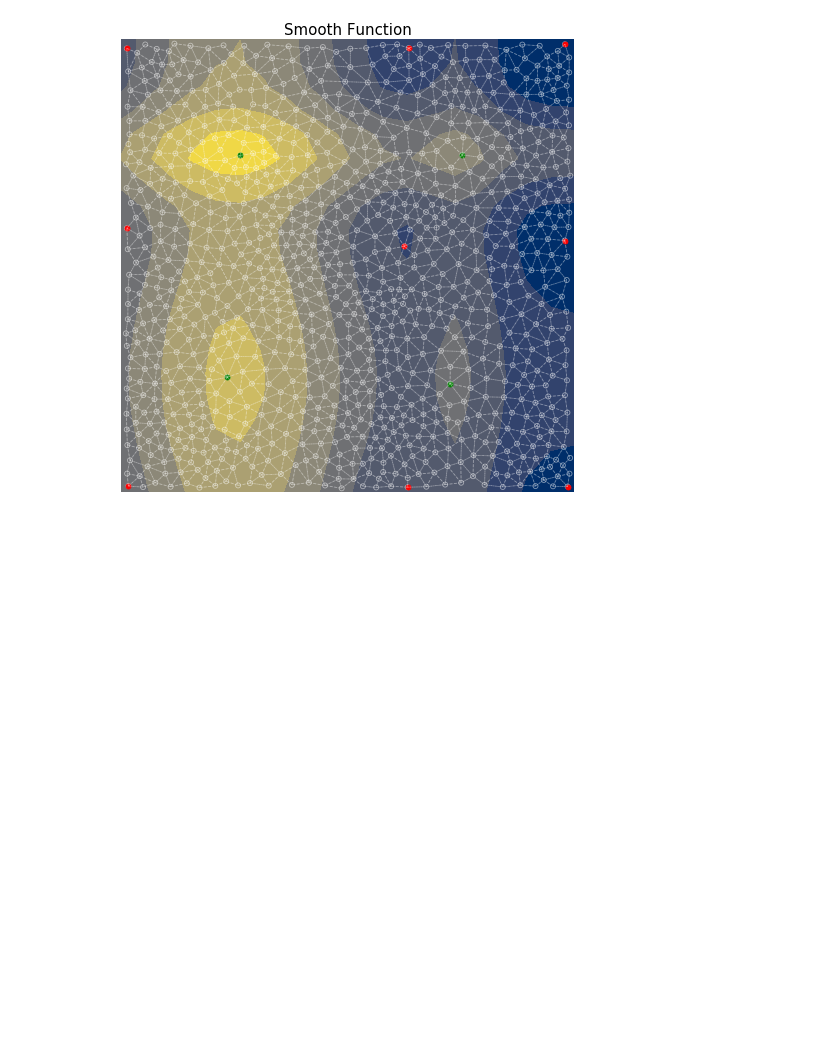
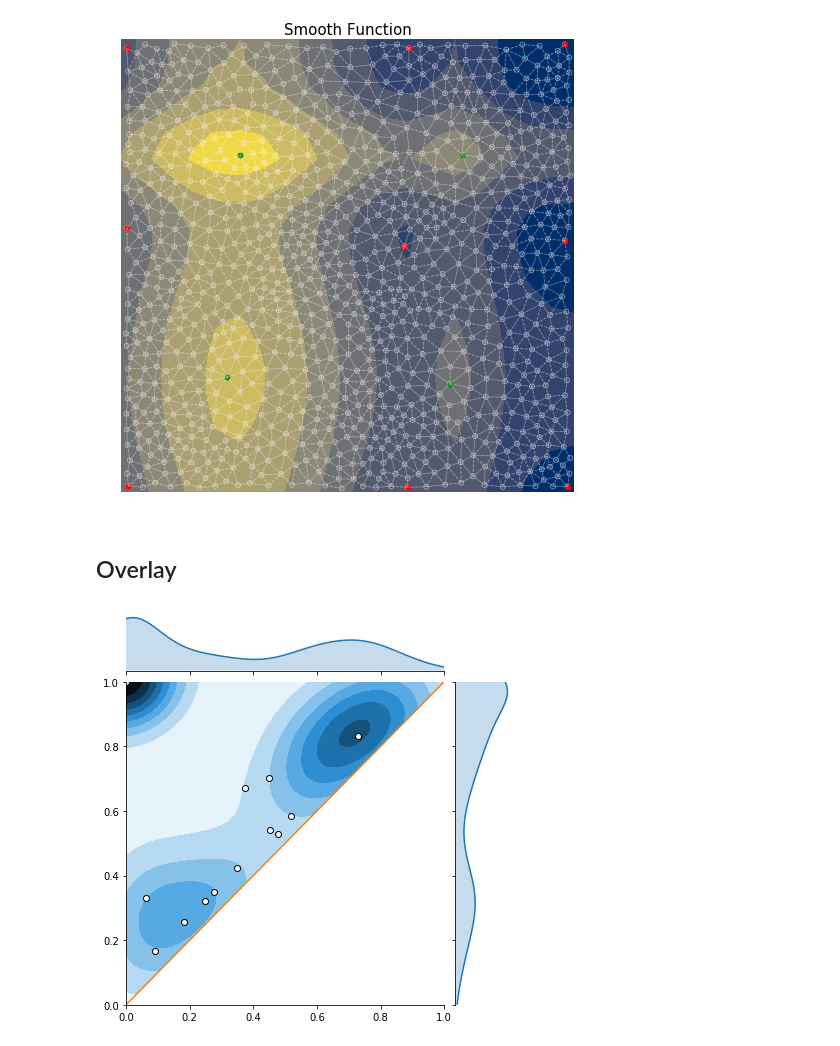
Before and after one commit to maljovec/topopy, a Jupyter notebook: ProbabilisticPersistenceDiagram.ipynb, the cells around one changed output. Cells and saved outputs as stored; diff of their text form; code cells hidden in the pictures; blank space fills up the shorter version.

```diff
--- a/ProbabilisticPersistenceDiagram.ipynb
+++ b/ProbabilisticPersistenceDiagram.ipynb
@@ -206,3 +211,40 @@ ax.add_collection(lc)
 # %% [output]
 <matplotlib.collections.LineCollection at 0x...>
 [figure]
+# %% [markdown]
+## Overlay
+# %%
+def plot_overlay(truth, samples=samples, repetitions=100):
+    diagrams = generate_diagrams(samples, repetitions)
+    births = []
+    deaths = []
+    for dgm in diagrams:
+        for (birth, death) in dgm:
+            births.append(birth)
+            deaths.append(death)
+
+    grid = sns.jointplot(births, deaths, kind="kde", xlim=(0, max_value), ylim=(0, max_value))
+    grid.ax_joint.plot([0, max_value], [0, max_value])
+    lower_triangle = patches.Polygon([[0, 0], [max_value, max_value], [max_value, 0]])
+    mask = collections.PatchCollection([lower_triangle], alpha=1, color='#FFFFFF')
+    grid.ax_joint.add_collection(mask)
+
+    if truth:
+        births = []
+        deaths = []
+        for extrema, (persistence, surviving, saddle) in truth.get_merge_sequence().items():
+            if persistence > 0.05:
+                extrema_type = msc.get_classification(extrema)
+                if extrema_type == 'minimum':
+                    birth = Y[extrema]
+                    death = Y[extrema] + persistence
+                else:
+                    birth = Y[extrema] - persistence
+                    death = Y[extrema]
+                births.append(birth)
+                deaths.append(death)
+        grid.ax_joint.scatter(births, deaths, c='#FFFFFF', edgecolors='#000000')
+# %%
+plot_overlay(msc, 20, 100)
+# %% [output]
+[figure, added]
```
Also changed, not shown: parts of 7 cells of this notebook.
